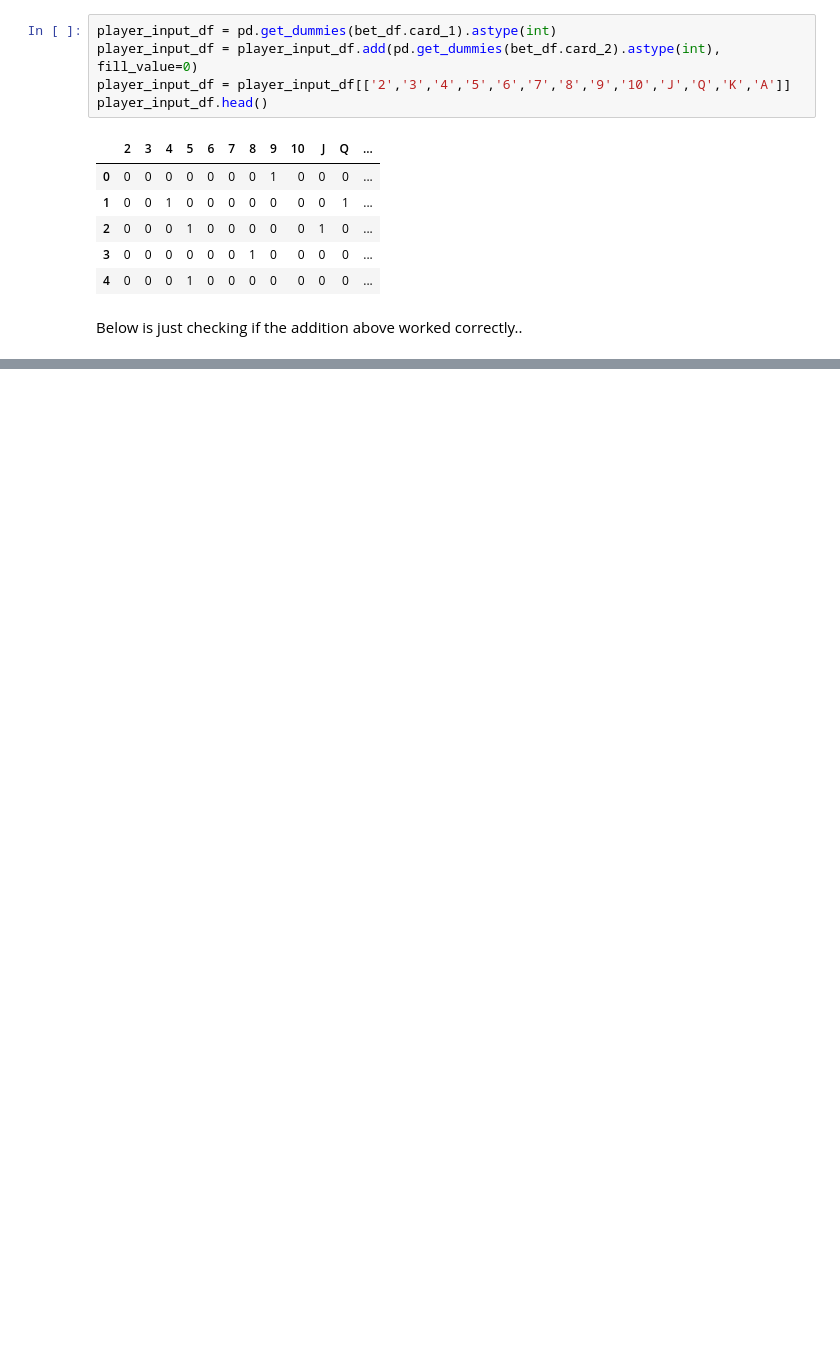
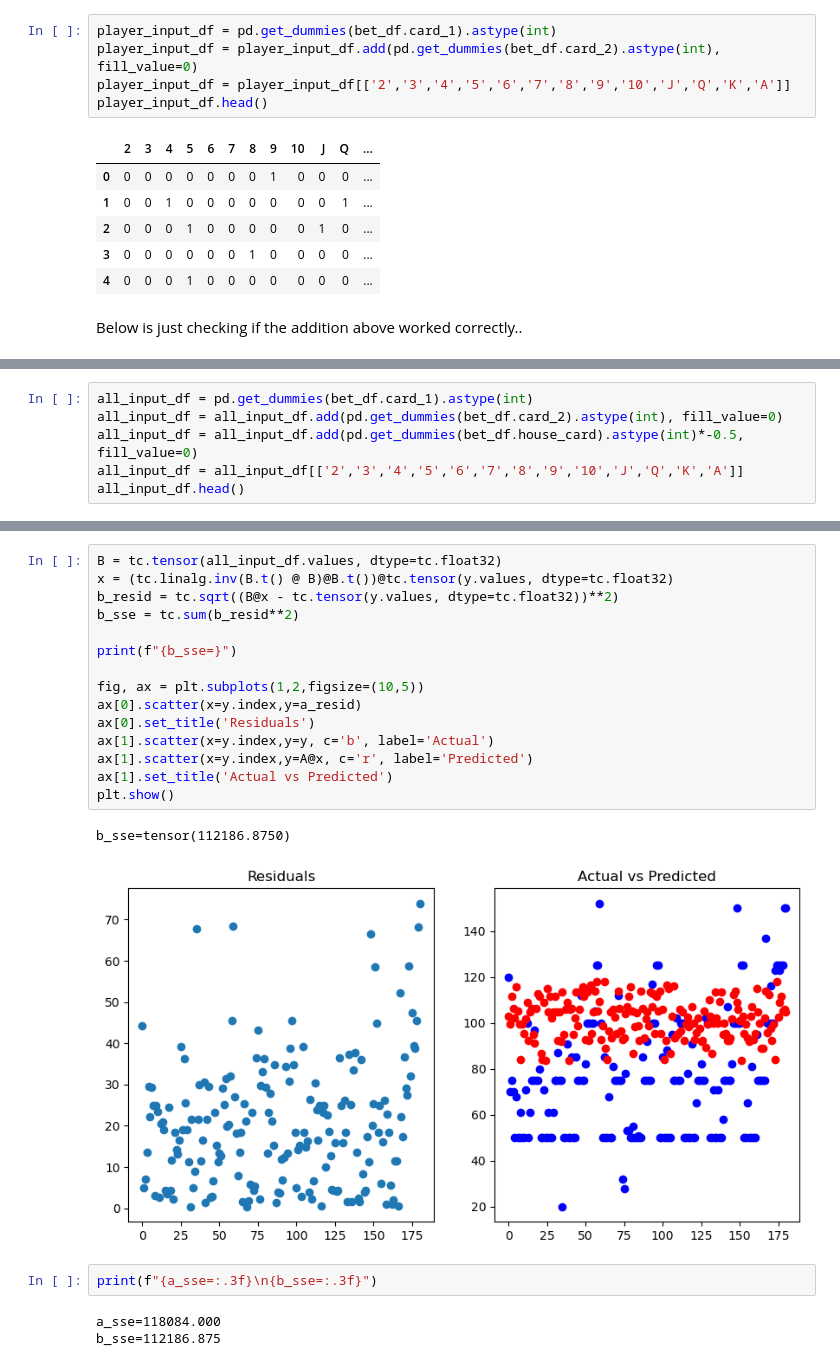
Before and after one commit to jcstrydom/black-jack, a Jupyter notebook: notebooks/regression_modeling.ipynb, the cells around one changed output, grey strips where cells are left out. Saved outputs shown, nothing was run; the diff lists cells and outputs as text; blank space fills up the shorter version.

```diff
--- a/notebooks/regression_modeling.ipynb
+++ b/notebooks/regression_modeling.ipynb
@@ -166,0 +186,6 @@ torch.Size([181, 13])
+# %%
+all_input_df = pd.get_dummies(bet_df.card_1).astype(int)
+all_input_df = all_input_df.add(pd.get_dummies(bet_df.card_2).astype(int), fill_value=0)
+all_input_df = all_input_df.add(pd.get_dummies(bet_df.house_card).astype(int)*-0.5, fill_value=0)
+all_input_df = all_input_df[['2','3','4','5','6','7','8','9','10','J','Q','K','A']]
+all_input_df.head()
@@ -166,0 +199,23 @@ torch.Size([181, 13])
+# %%
+B = tc.tensor(all_input_df.values, dtype=tc.float32)
+x = (tc.linalg.inv(B.t() @ B)@B.t())@tc.tensor(y.values, dtype=tc.float32)
+b_resid = tc.sqrt((B@x - tc.tensor(y.values, dtype=tc.float32))**2)
+b_sse = tc.sum(b_resid**2)
+
+print(f"{b_sse=}")
+
+fig, ax = plt.subplots(1,2,figsize=(10,5))
+ax[0].scatter(x=y.index,y=a_resid)
+ax[0].set_title('Residuals')
+ax[1].scatter(x=y.index,y=y, c='b', label='Actual')
+ax[1].scatter(x=y.index,y=A@x, c='r', label='Predicted')
+ax[1].set_title('Actual vs Predicted')
+plt.show()
+# %% [output]
+b_sse=tensor(112186.8750)
+[figure, added]
+# %%
+print(f"{a_sse=:.3f}\n{b_sse=:.3f}")
+# %% [output]
+a_sse=118084.000
+b_sse=112186.875
```
Also changed, not shown: parts of 15 cells of this notebook.
